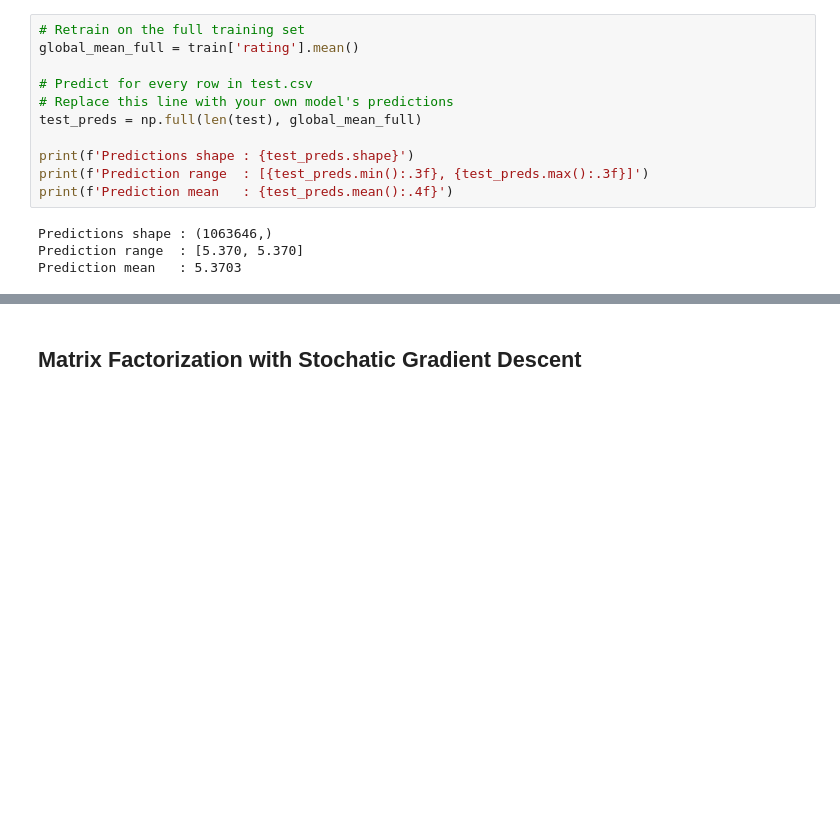
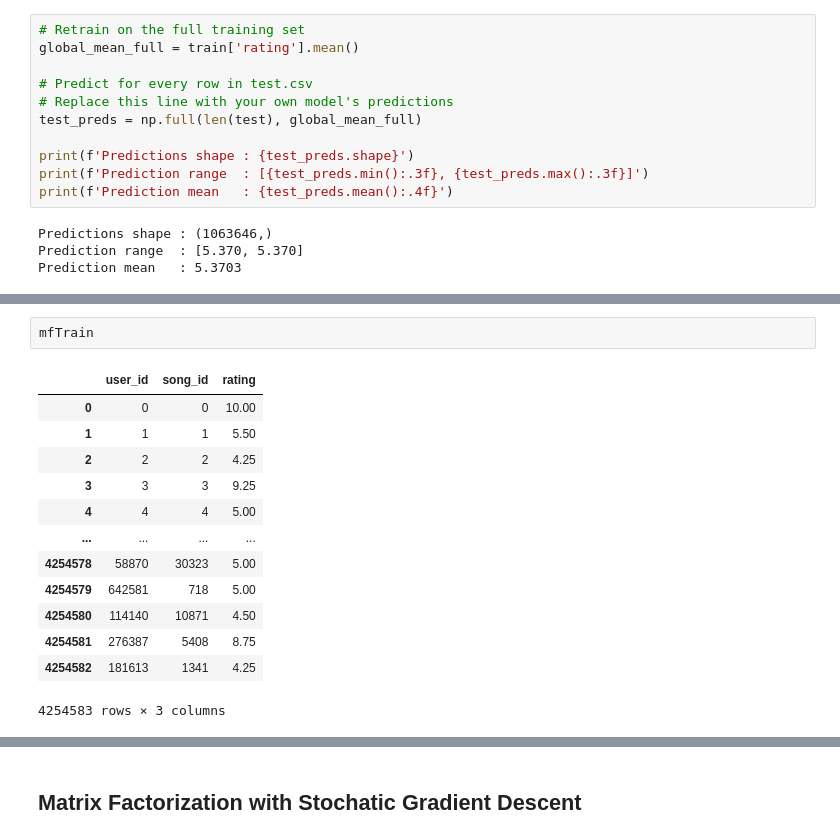
Before and after one commit to JSnack58/cmpe256, a Jupyter notebook: homeworks/hw02/RS_HW2.ipynb, the cells around one changed output, grey strips where cells are left out. Saved outputs shown, nothing was run; the diff lists cells and outputs as text; blank space fills up the shorter version.

```diff
--- a/homeworks/hw02/RS_HW2.ipynb
+++ b/homeworks/hw02/RS_HW2.ipynb
@@ -176,0 +193,16 @@ Prediction mean   : 5.3703
+# %%
+mfTrain
+# %% [output]
+|  | user_id | song_id | rating |
+| 0 | 0 | 0 | 10.00 |
+| 1 | 1 | 1 | 5.50 |
+| 2 | 2 | 2 | 4.25 |
+| 3 | 3 | 3 | 9.25 |
+| 4 | 4 | 4 | 5.00 |
+| ... | ... | ... | ... |
+| 4254578 | 58870 | 30323 | 5.00 |
+| 4254579 | 642581 | 718 | 5.00 |
+| 4254580 | 114140 | 10871 | 4.50 |
+| 4254581 | 276387 | 5408 | 8.75 |
+| 4254582 | 181613 | 1341 | 4.25 |
+4254583 rows × 3 columns
```
Also changed, not shown: parts of 24 cells of this notebook.
